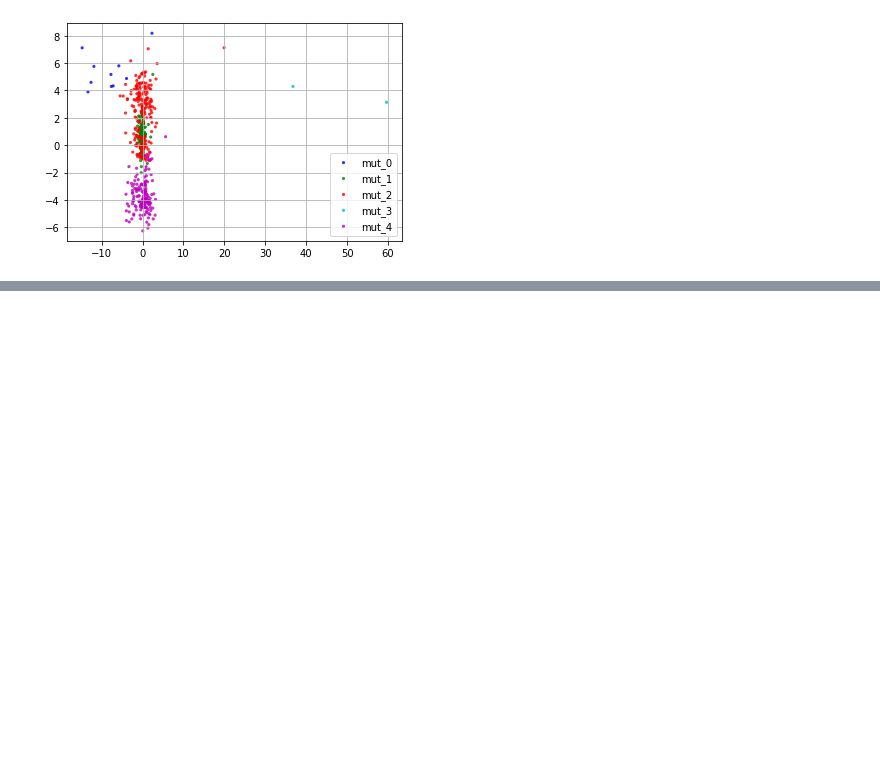
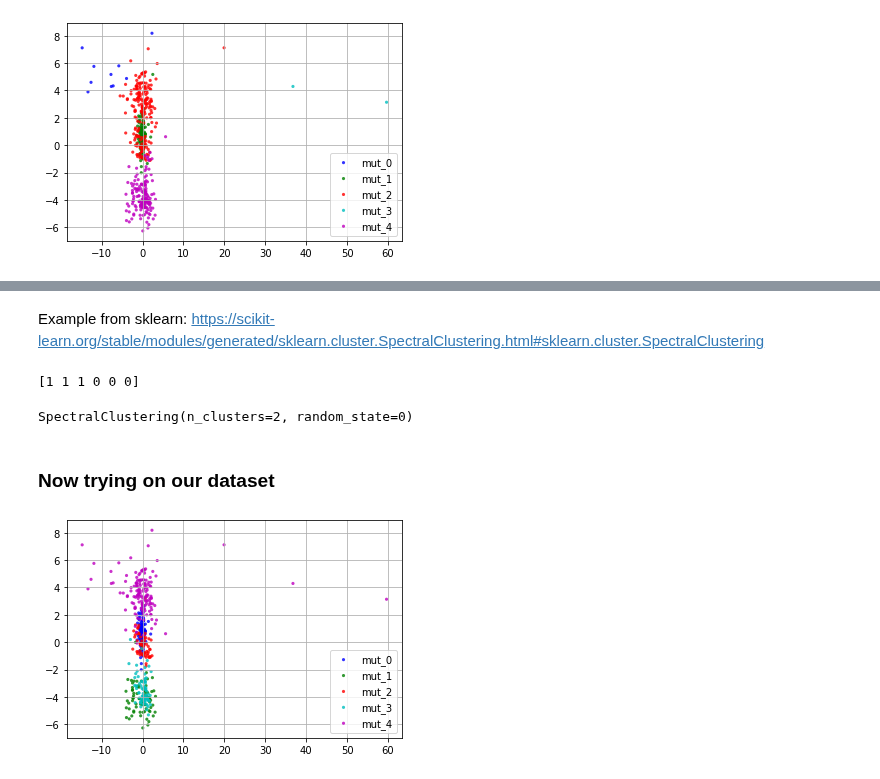
Before and after one commit to aka-sova/236756_Introduction_to_ML, a Jupyter notebook: hw4/wet_alex/data_preparation.ipynb, the cells around one changed output, grey strips where cells are left out. Cells and saved outputs as stored; diff of their text form; code cells hidden in the pictures; blank space fills up the shorter version.

Commit message:
work on the clustering. Create models, advance with most significant features selection.

```diff
--- a/hw4/wet_alex/data_preparation.ipynb
+++ b/hw4/wet_alex/data_preparation.ipynb
@@ -197,0 +272,62 @@ plt.show()
+# %% [markdown]
+Example from sklearn:
+https://scikit-learn.org/stable/modules/generated/sklearn.cluster.SpectralClustering.html#sklearn.cluster.SpectralClustering
+# %%
+from sklearn.cluster import SpectralClustering
+import numpy as np
+
+# X is an array 6X2 of locations in 2D
+
+X = np.array([[1, 1], [2, 1], [1, 0],
+              [4, 7], [3, 5], [3, 6]])
+clustering = SpectralClustering(n_clusters=2,
+        assign_labels="kmeans",
+        random_state=0).fit(X)
+print(clustering.labels_)
+
+clustering
+# %% [output]
+[1 1 1 0 0 0]
+SpectralClustering(n_clusters=2, random_state=0)
+# %% [markdown]
+### Now trying on our dataset
+# %%
+X = df.drop(['ID'], axis=1).values
+
+clustering_virus = SpectralClustering(n_clusters=5,
+        affinity='nearest_neighbors',
+        assign_labels="discretize",
+        random_state=0).fit(X)
+
+labels_spectral = clustering_virus.labels_
+
+
+### Using PCA again to vizualize the clusters
+
+# plot scatter for each class
+import matplotlib.pyplot as plt
+
+colors = ('b', 'g', 'r', 'c', 'm')
+
+fig, ax = plt.subplots()
+
+for idx in range(5):
+    color = colors[idx]
+
+    class_idx = [index for index, val in enumerate(labels_spectral) if val == idx]
+
+
+    x = reduced_data[class_idx,0]
+    y = reduced_data[class_idx,1]
+
+
+    ax.scatter(x, y, c=color, s=10, label=f"mut_{idx}",
+               alpha=0.8, edgecolors='none')
+
+
+ax.legend()
+ax.grid(True)
+
+plt.show()
+# %% [output]
+[figure, added]
```
Also changed, not shown: parts of 21 cells of this notebook.
